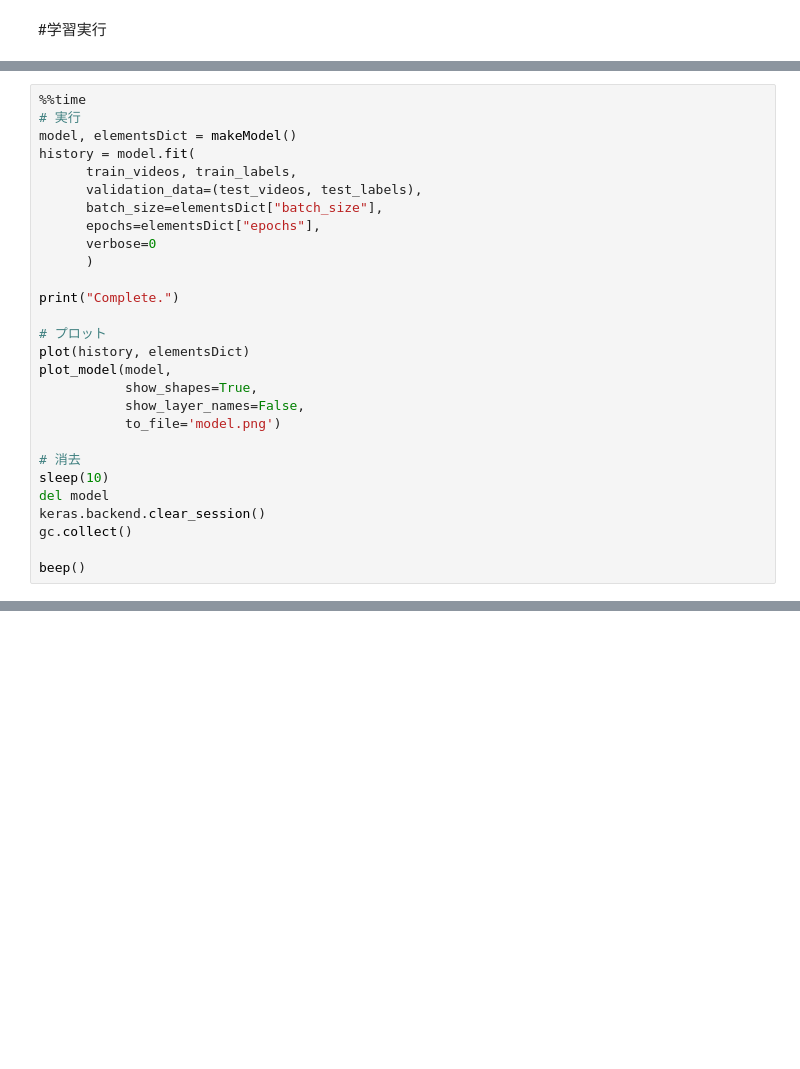
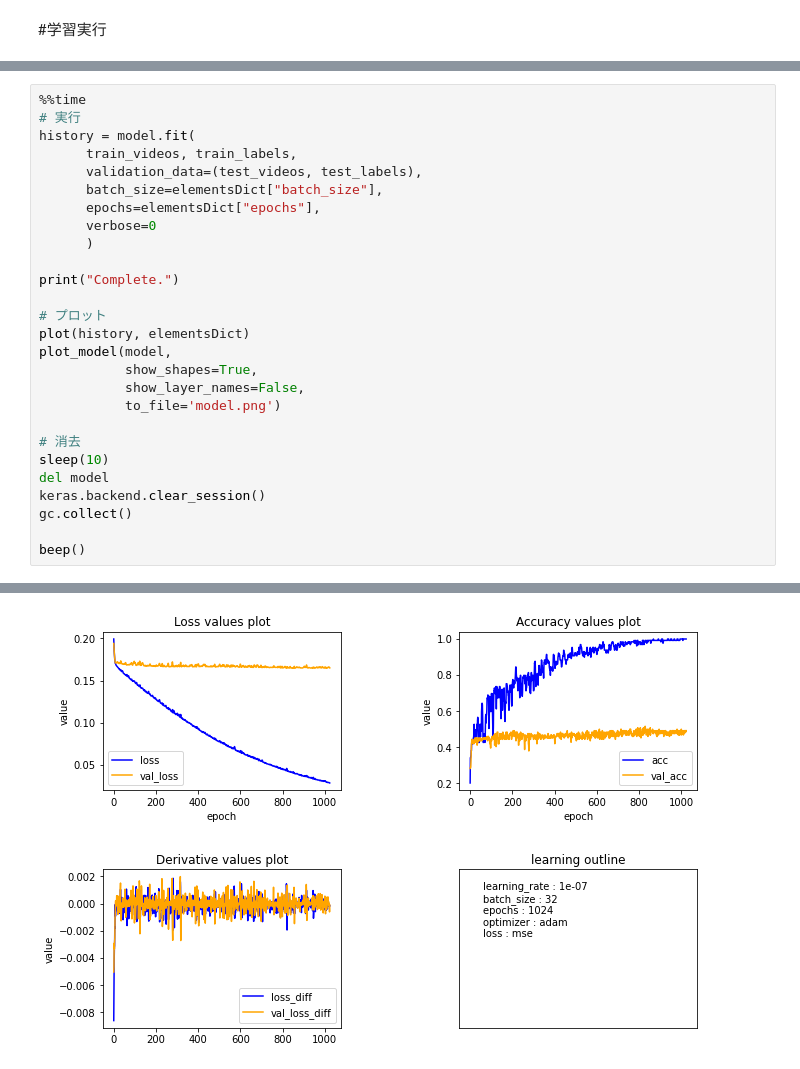
Before and after one commit to s1250103/Public_mori-lab, a Jupyter notebook: eras/tune/programs/0109Tester_TuningYN.ipynb, the cells around one changed output, grey strips where cells are left out. Cells and saved outputs as stored; diff of their text form; blank space fills up the shorter version.

```diff
--- a/eras/tune/programs/0109Tester_TuningYN.ipynb
+++ b/eras/tune/programs/0109Tester_TuningYN.ipynb
@@ -304,7 +302,6 @@ def get_var_name(var):
 # %%
 %%time
 # 実行
-model, elementsDict = makeModel()
 history = model.fit(
       train_videos, train_labels,
       validation_data=(test_videos, test_labels),
@@ -329,3 +326,4 @@ keras.backend.clear_session()
 gc.collect()
 
 beep()
+# %% [output]
@@ -331,0 +333 @@ beep()
+[figure, added]
```
Also changed, not shown: parts of 4 cells of this notebook.
